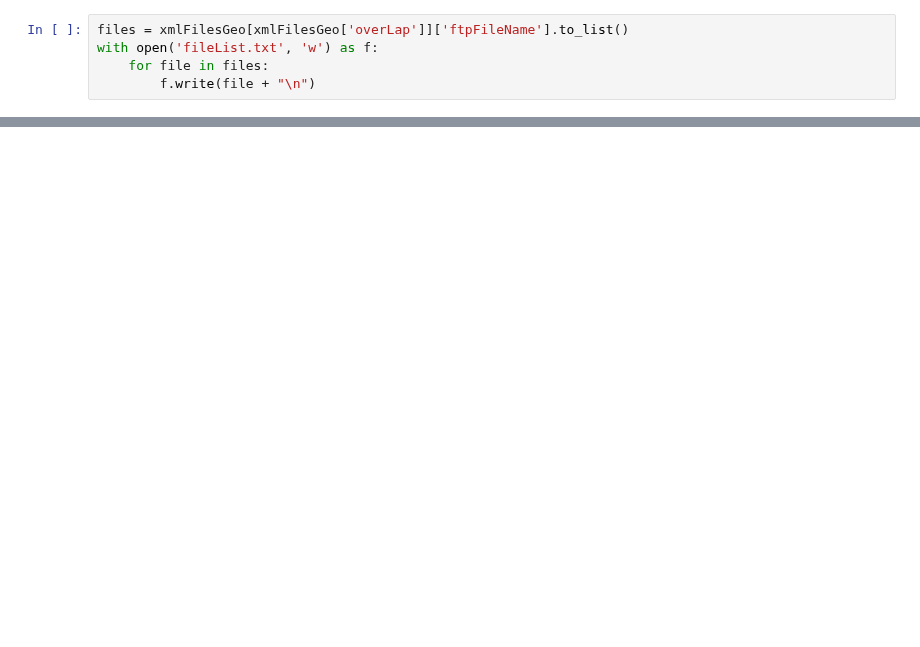
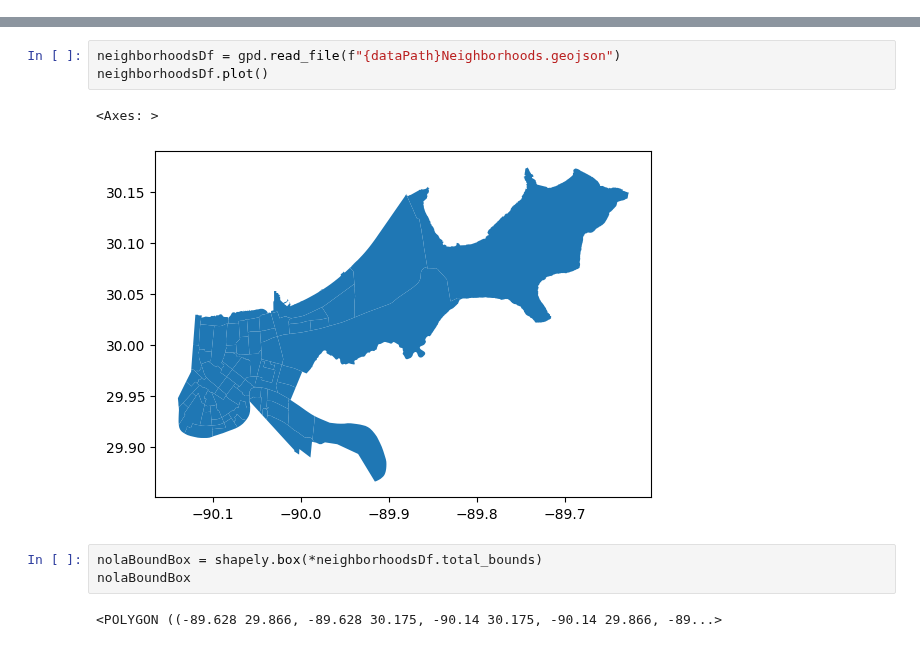
Before and after one commit to GarysCorner/NewOrleansElevation, a Jupyter notebook: FileDiscovery.ipynb, the cells around one changed output, grey strips where cells are left out. Saved outputs shown, nothing was run; the diff lists cells and outputs as text; blank space fills up the shorter version.

```diff
--- a/FileDiscovery.ipynb
+++ b/FileDiscovery.ipynb
@@ -163,5 +0,0 @@ xmlFilesGeo.pickle
-# %%
-files = xmlFilesGeo[xmlFilesGeo['overLap']]['ftpFileName'].to_list()
-with open('fileList.txt', 'w') as f:
-    for file in files:
-        f.write(file + "\n")
@@ -209,0 +21,11 @@ Every zipfile below failed integrity and should be redownloaded!
+# %%
+neighborhoodsDf = gpd.read_file(f"{dataPath}Neighborhoods.geojson")
+neighborhoodsDf.plot()
+# %% [output]
+<Axes: >
+[figure, added]
+# %%
+nolaBoundBox = shapely.box(*neighborhoodsDf.total_bounds)
+nolaBoundBox
+# %% [output]
+<POLYGON ((-89.628 29.866, -89.628 30.175, -90.14 30.175, -90.14 29.866, -89...>
```
Also changed, not shown: parts of 28 cells of this notebook, 13 other files.
